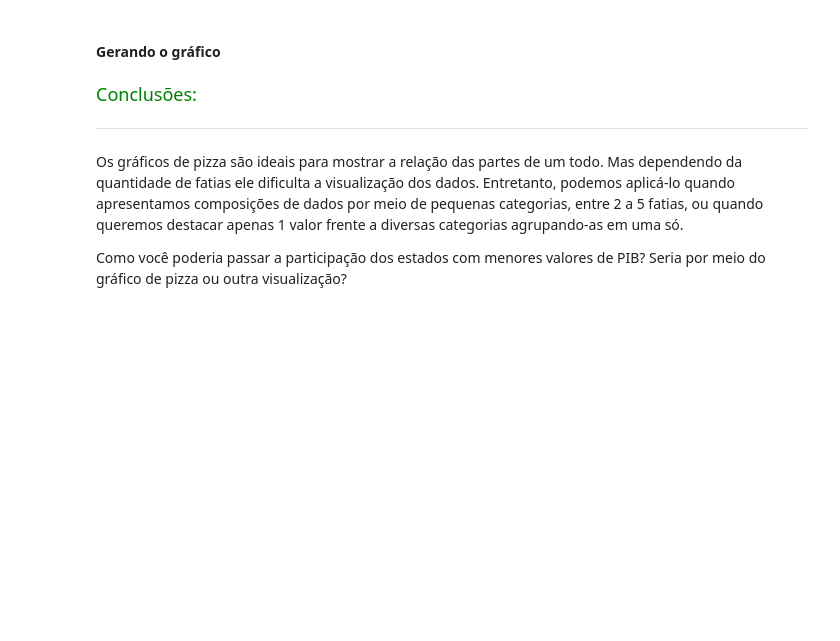
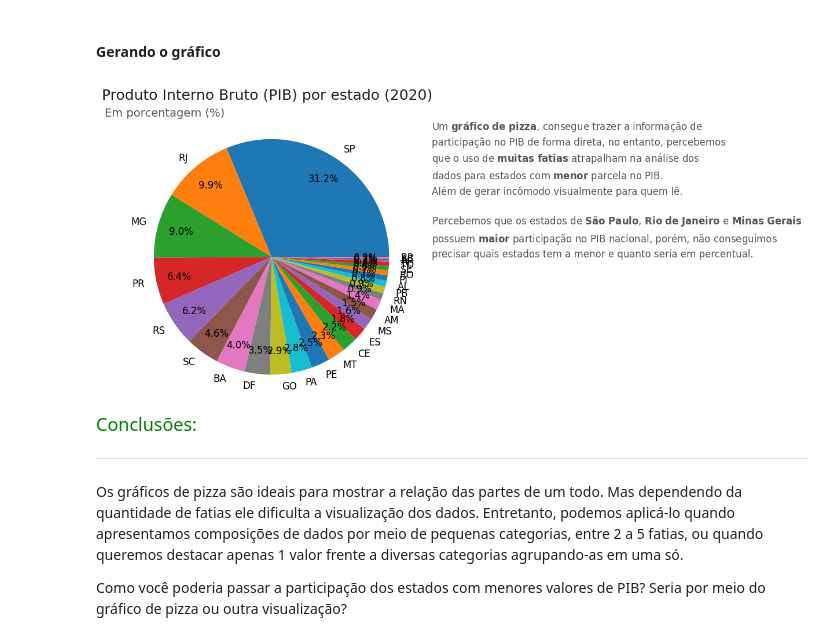
Before and after one commit to lukaswyllis/formacao-avancando-em-data-science-com-python, a Jupyter notebook: Curso 3 - Data Visualization - Gráficos de composição e relacionamento.ipynb, the cells around one changed output. Drawn from its saved outputs; the diff is of its cells as text; code cells hidden in the pictures; blank space fills up the shorter version.

Commit message:
Parte da aula 1 do curso 3

```diff
--- a/Curso 3 - Data Visualization - Gráficos de composição e relacionamento.ipynb
+++ b/Curso 3 - Data Visualization - Gráficos de composição e relacionamento.ipynb
@@ -61,5 +61,5 @@ Aqui, vamos focar em investigar a composição dos dados em relação aos estado
 import pandas as pd
 # %%
 # Importando a base de dados com o PIB dos estados brasileiros de 2002 a 2020
-df_pib = pd.read_csv("https://raw.githubusercontent.com/afonsosr2/dataviz-graficos-composicao-relacionamento/master/dados/pib_br_2002_2020_estados.csv")
+df_pib = pd.read_csv('https://github.com/lukaswyllis/formacao-avancando-em-data-science-com-python/raw/refs/heads/master/dados-curso3/dados/pib_br_2002_2020_estados.csv')
 df_pib
@@ -101,8 +133,6 @@ Após visualizarmos de maneira rápida os dados que possuímos, vamos partir par
 #### Tratando os dados para gerar a visualização
 # %%
 # Criando um df com os dados desejados
-...
-...
-...
-
+df_pib_2020 = df_pib.copy()
+df_pib_2020 = df_pib_2020.query('ano == 2020').set_index('sigla_uf').sort_values('pib', ascending=False)[['pib']]
 df_pib_2020.head()
@@ -111,34 +149,36 @@ df_pib_2020.head()
 # %%
 ## Configurando o gráfico com parâmetros que potencializam a visualização dos dados
 
 # Importando as bibliotecas
 import matplotlib.pyplot as plt
 
 # Área do gráfico e tema da visualização
 fig, ax = plt.subplots(figsize=(6,6))
 
 # Gerando o gráfico de pizza
-...
+ax.pie(data=df_pib_2020, x='pib', labels=df_pib_2020.index, autopct='%.1f%%', radius=1.1, pctdistance=0.8, textprops={'size': 12})
 
 # Personalizando o gráfico
 plt.suptitle('Produto Interno Bruto (PIB) por estado (2020)', size=18, color=CINZA1)
 plt.title('Em porcentagem (%)', fontsize=14, color=CINZA3, pad = 15, x = 0.1, y = 0.98 )
 
-# # Anotando uma conclusão no gráfico
-# ax.text(1.1, 0.5,
-#          'Um $\\bf{gráfico\ de\ pizza}$, consegue trazer a informação de\n'
-#          'participação no PIB de forma direta, no entanto, percebemos\n'
-#          'que o uso de $\\bf{muitas\ fatias}$ atrapalham na análise dos\n'
-#          'dados para estados com $\\bf{menor}$ parcela no PIB.\n'
-#          'Além de gerar incômodo visualmente para quem lê.\n\n'
-#          'Percebemos que os estados de $\\bf{São\ Paulo}$, $\\bf{Rio\ de\ Janeiro}$ e $\\bf{Minas\ Gerais}$\n'
-#          'possuem $\\bf{maior}$ participação no PIB nacional, porém, não conseguimos\n'
-#          'precisar quais estados tem a menor e quanto seria em percentual.',
-#          fontsize=12,
-#          linespacing=1.45,
-#          color=CINZA3, transform= ax.transAxes)
+# Anotando uma conclusão no gráfico
+ax.text(1.1, 0.5,
+         'Um $\\bf{gráfico\ de\ pizza}$, consegue trazer a informação de\n'
+         'participação no PIB de forma direta, no entanto, percebemos\n'
+         'que o uso de $\\bf{muitas\ fatias}$ atrapalham na análise dos\n'
+         'dados para estados com $\\bf{menor}$ parcela no PIB.\n'
+         'Além de gerar incômodo visualmente para quem lê.\n\n'
+         'Percebemos que os estados de $\\bf{São\ Paulo}$, $\\bf{Rio\ de\ Janeiro}$ e $\\bf{Minas\ Gerais}$\n'
+         'possuem $\\bf{maior}$ participação no PIB nacional, porém, não conseguimos\n'
+         'precisar quais estados tem a menor e quanto seria em percentual.',
+         fontsize=12,
+         linespacing=1.45,
+         color=CINZA3, transform=ax.transAxes)
 
 plt.show()
+# %% [output]
+[figure, added]
 # %% [markdown]
 <font color=green size=4> Conclusões: </font>
 
```
Also changed, not shown: parts of 6 cells of this notebook.
